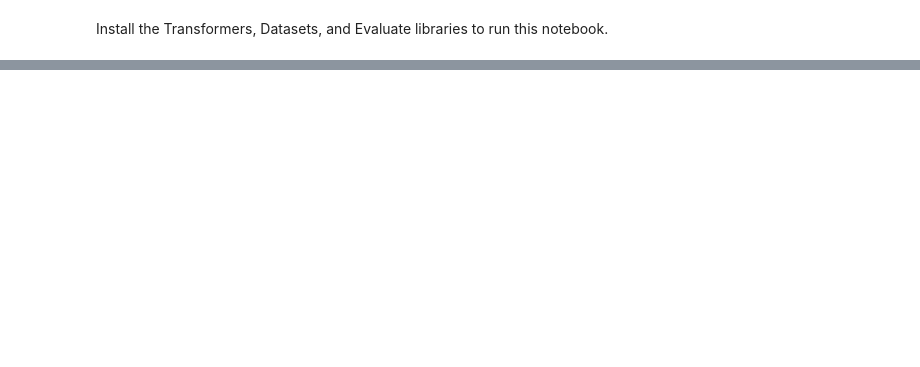
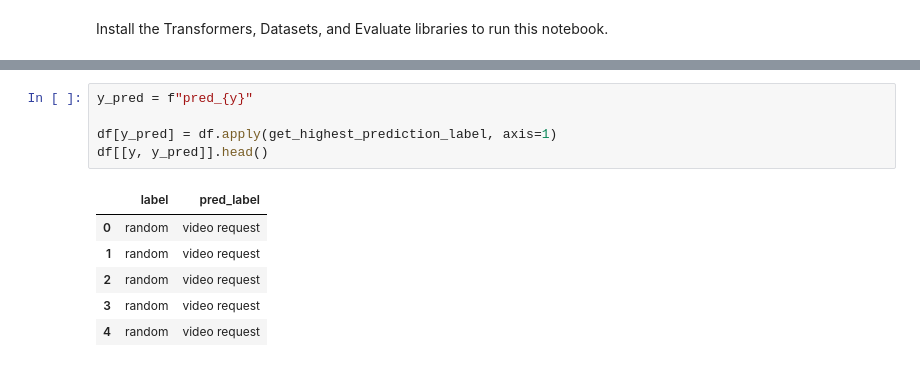
Before and after one commit to yjyjyjy/agent, a Jupyter notebook: notebooks/huggingface_sentence_classifier.ipynb, the cells around one changed output, grey strips where cells are left out. Saved outputs shown, nothing was run; the diff lists cells and outputs as text; blank space fills up the shorter version.

```diff
--- a/notebooks/huggingface_sentence_classifier.ipynb
+++ b/notebooks/huggingface_sentence_classifier.ipynb
@@ -57,0 +109,12 @@ Using a pipeline without specifying a model name and revision in production is n
+# %%
+y_pred = f"pred_{y}"
+
+df[y_pred] = df.apply(get_highest_prediction_label, axis=1)
+df[[y, y_pred]].head()
+# %% [output]
+|  | label | pred_label |
+| 0 | random | video request |
+| 1 | random | video request |
+| 2 | random | video request |
+| 3 | random | video request |
+| 4 | random | video request |
```
Also changed, not shown: parts of 24 cells of this notebook, 2 other files.
